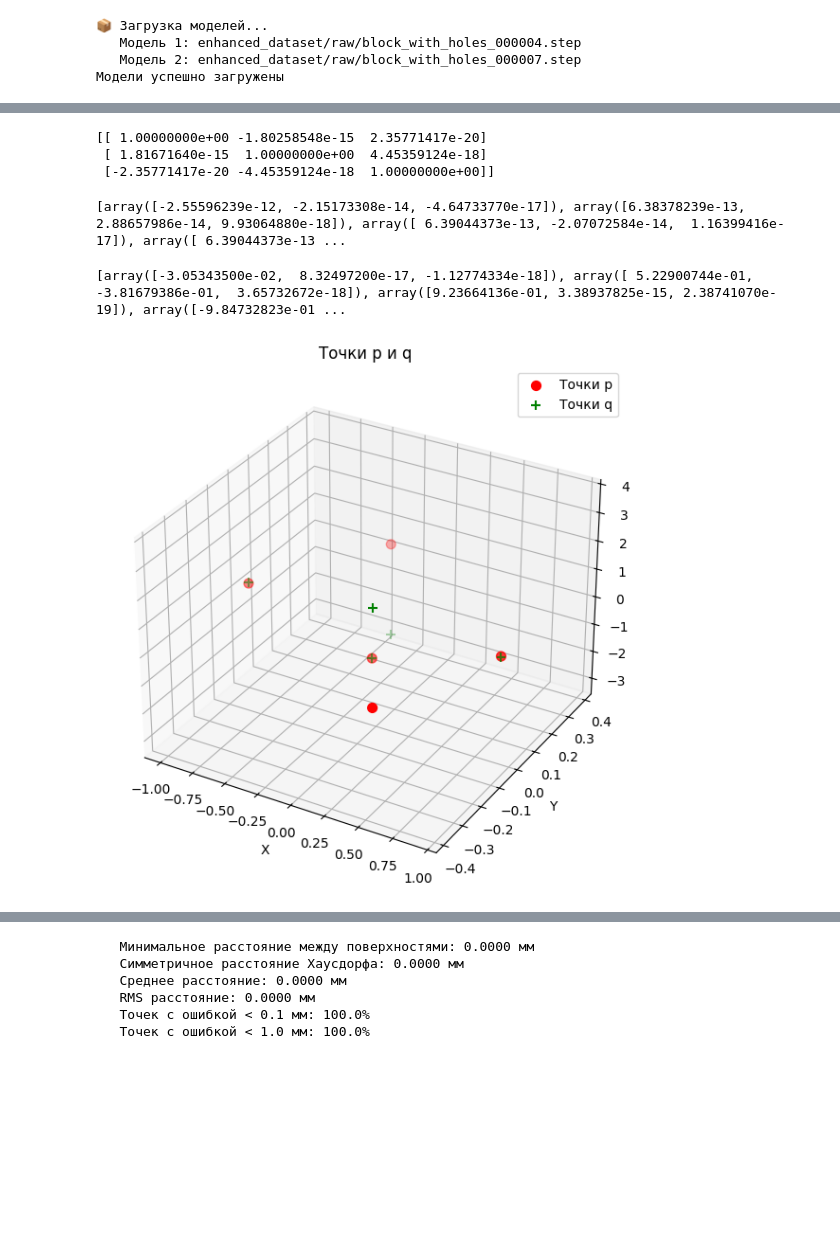
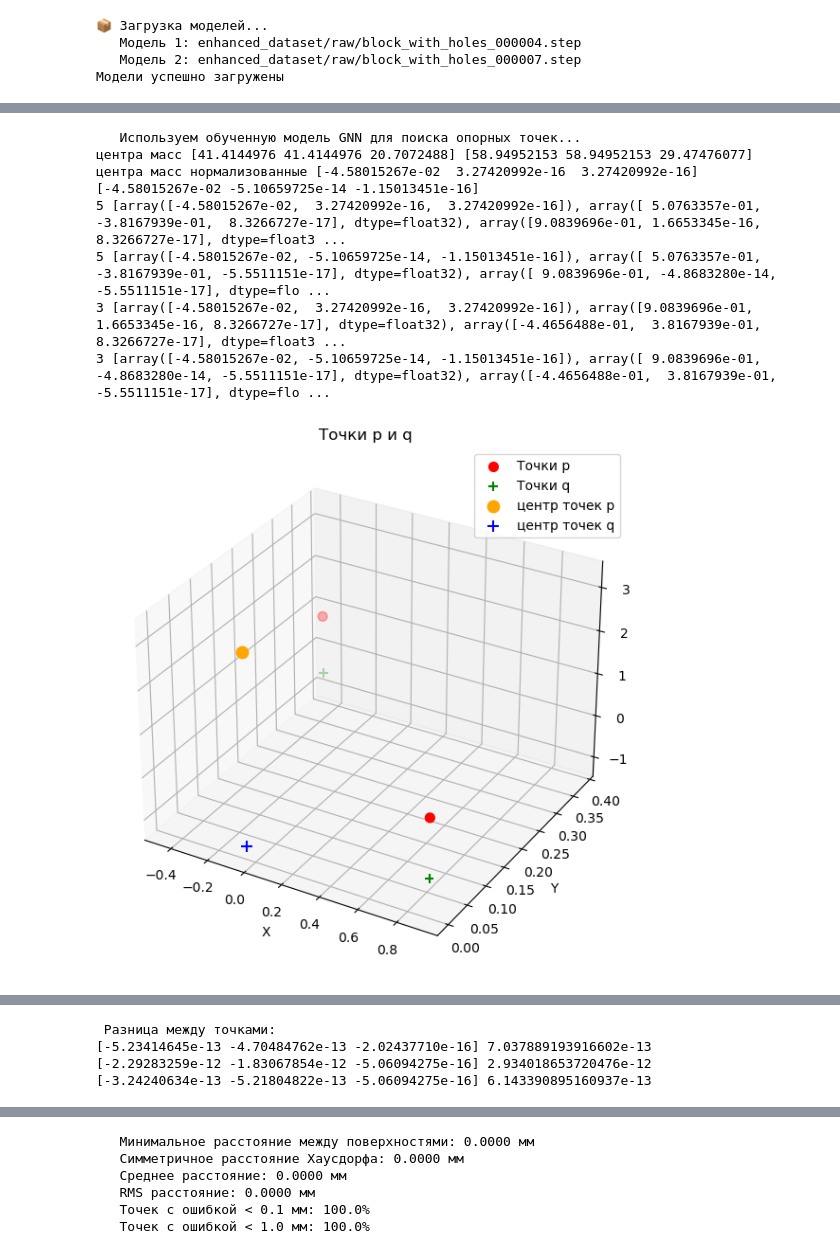
Before and after one commit to Klu-qiqi/cad, a Jupyter notebook: pypypy.ipynb, the cells around one changed output, grey strips where cells are left out. Cells and saved outputs as stored; diff of their text form; code cells hidden in the pictures; blank space fills up the shorter version.

```diff
--- a/pypypy.ipynb
+++ b/pypypy.ipynb
@@ -352,46 +296,0 @@ print(U, S, Vt, sep="\n\n")
-# %%
-R_mat = Vt.T @ U.T
-R_mat[2,2] = np.linalg.det(Vt.T @ U.T)
-print(R_mat)
-# %% [output]
-[[ 1.00000000e+00 -1.80258548e-15  2.35771417e-20]
- [ 1.81671640e-15  1.00000000e+00  4.45359124e-18]
- [-2.35771417e-20 -4.45359124e-18  1.00000000e+00]]
-# %%
-t_vec = []
-for i in range(len(q_)):
-    t_vec.append(q_[i] - R_mat @ p_[i])
-print(t_vec)
-# %% [output]
-[array([-2.55596239e-12, -2.15173308e-14, -4.64733770e-17]), array([6.38378239e-13, 2.88657986e-14, 9.93064880e-18]), array([ 6.39044373e-13, -2.07072584e-14,  1.16399416e-17]), array([ 6.39044373e-13 ...
-# %%
-Q=[]
-for i in range(len(q_)):
-    Q.append(R_mat@q_[i]-t_vec[i])
-print(Q)
-# %% [output]
-[array([-3.05343500e-02,  8.32497200e-17, -1.12774334e-18]), array([ 5.22900744e-01, -3.81679386e-01,  3.65732672e-18]), array([9.23664136e-01, 3.38937825e-15, 2.38741070e-19]), array([-9.84732823e-01 ...
-# %%
-import matplotlib.pyplot as plt
-
-p_array = np.array([np.array(pt, dtype=np.float64) for pt in p_])
-q_array = np.array([np.array(pt, dtype=np.float64) for pt in Q])
-
-fig = plt.figure(figsize=(8, 6))
-ax = fig.add_subplot(111, projection='3d')
-
-ax.scatter(p_array[:, 0], p_array[:, 1], p_array[:, 2],
-           color='red', marker='o', s=50, label='Точки p')
-ax.scatter(q_array[:, 0], q_array[:, 1], q_array[:, 2],
-           color='green', marker='+', s=50, label='Точки q')
-
-ax.set_xlabel('X')
-ax.set_ylabel('Y')
-ax.set_zlabel('Z')
-ax.set_title('Точки p и q')
-ax.legend()
-
-plt.tight_layout()
-plt.show()
-# %% [output]
-[figure, removed]
@@ -397,0 +346,13 @@ plt.show()
+# %%
+print("   Используем обученную модель GNN для поиска опорных точек...")
+p, q = get_point_align(shape1, shape2, model_path)
+p_, q_, R, t_q, t_p = get_R_t(p, q)
+# %% [output]
+   Используем обученную модель GNN для поиска опорных точек...
+центра масс [41.4144976 41.4144976 20.7072488] [58.94952153 58.94952153 29.47476077]
+центра масс нормализованные [-4.58015267e-02  3.27420992e-16  3.27420992e-16] [-4.58015267e-02 -5.10659725e-14 -1.15013451e-16]
+5 [array([-4.58015267e-02,  3.27420992e-16,  3.27420992e-16]), array([ 5.0763357e-01, -3.8167939e-01,  8.3266727e-17], dtype=float32), array([9.0839696e-01, 1.6653345e-16, 8.3266727e-17], dtype=float3 ...
+5 [array([-4.58015267e-02, -5.10659725e-14, -1.15013451e-16]), array([ 5.0763357e-01, -3.8167939e-01, -5.5511151e-17], dtype=float32), array([ 9.0839696e-01, -4.8683280e-14, -5.5511151e-17], dtype=flo ...
+3 [array([-4.58015267e-02,  3.27420992e-16,  3.27420992e-16]), array([9.0839696e-01, 1.6653345e-16, 8.3266727e-17], dtype=float32), array([-4.4656488e-01,  3.8167939e-01,  8.3266727e-17], dtype=float3 ...
+3 [array([-4.58015267e-02, -5.10659725e-14, -1.15013451e-16]), array([ 9.0839696e-01, -4.8683280e-14, -5.5511151e-17], dtype=float32), array([-4.4656488e-01,  3.8167939e-01, -5.5511151e-17], dtype=flo ...
+[figure, added]
@@ -398,3 +361,7 @@ plt.show()
+ Разница между точками:
+[-5.23414645e-13 -4.70484762e-13 -2.02437710e-16] 7.037889193916602e-13
+[-2.29283259e-12 -1.83067854e-12 -5.06094275e-16] 2.934018653720476e-12
+[-3.24240634e-13 -5.21804822e-13 -5.06094275e-16] 6.143390895160937e-13
 # %%
 trsf = gp_Trsf()
 trsf.SetValues(
```
Also changed, not shown: parts of 13 cells of this notebook.
